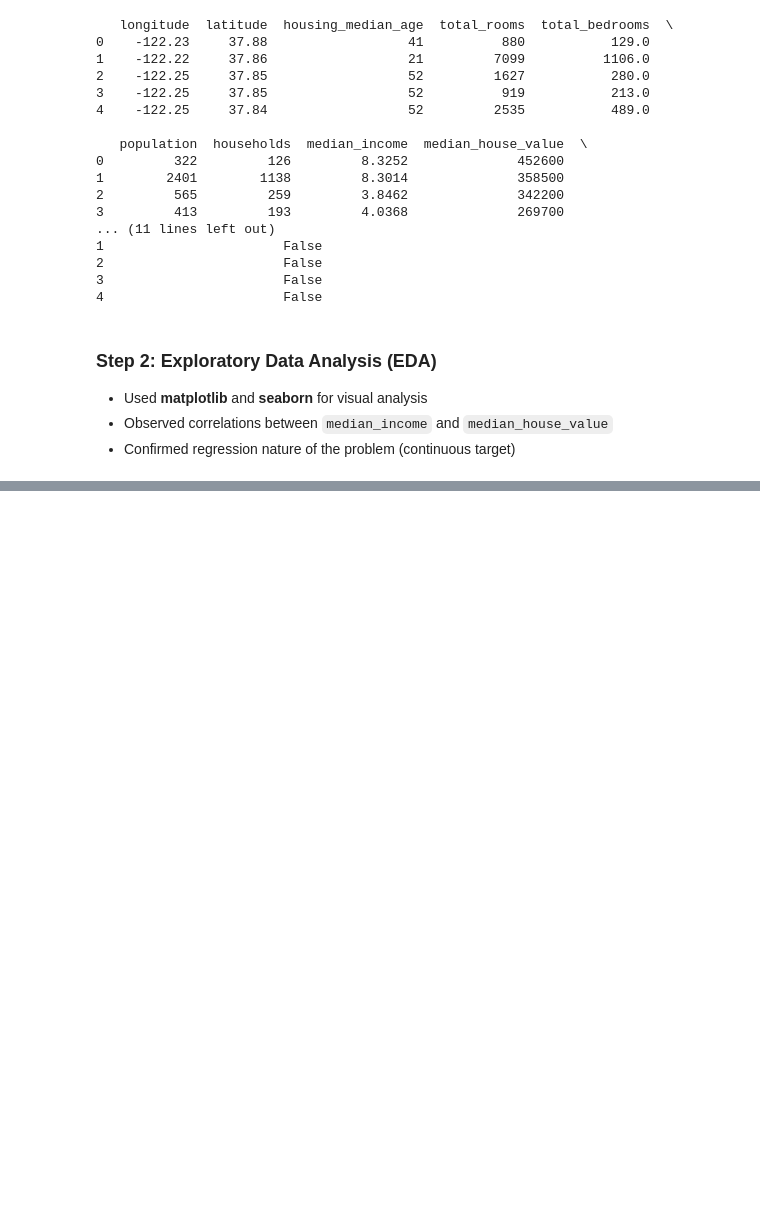
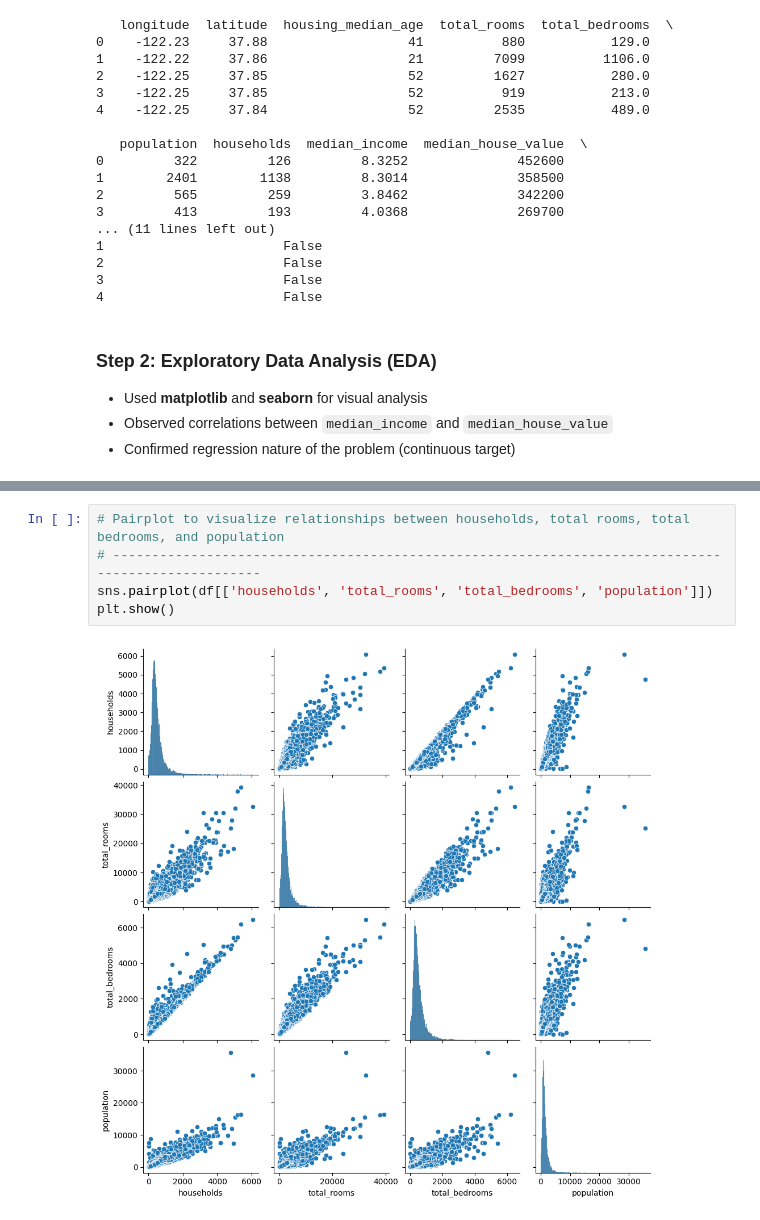
Before and after one commit to mlmarketplace/HouseValAI, a Jupyter notebook: HouseValAI.ipynb, the cells around one changed output, grey strips where cells are left out. Saved outputs shown, nothing was run; the diff lists cells and outputs as text; blank space fills up the shorter version.

```diff
--- a/HouseValAI.ipynb
+++ b/HouseValAI.ipynb
@@ -238,0 +330,7 @@ print(df.head())
+# %%
+# Pairplot to visualize relationships between households, total rooms, total bedrooms, and population
+# ---------------------------------------------------------------------------------------------------
+sns.pairplot(df[['households', 'total_rooms', 'total_bedrooms', 'population']])
+plt.show()
+# %% [output]
+[figure, added]
```
Also changed, not shown: parts of 11 cells of this notebook.
